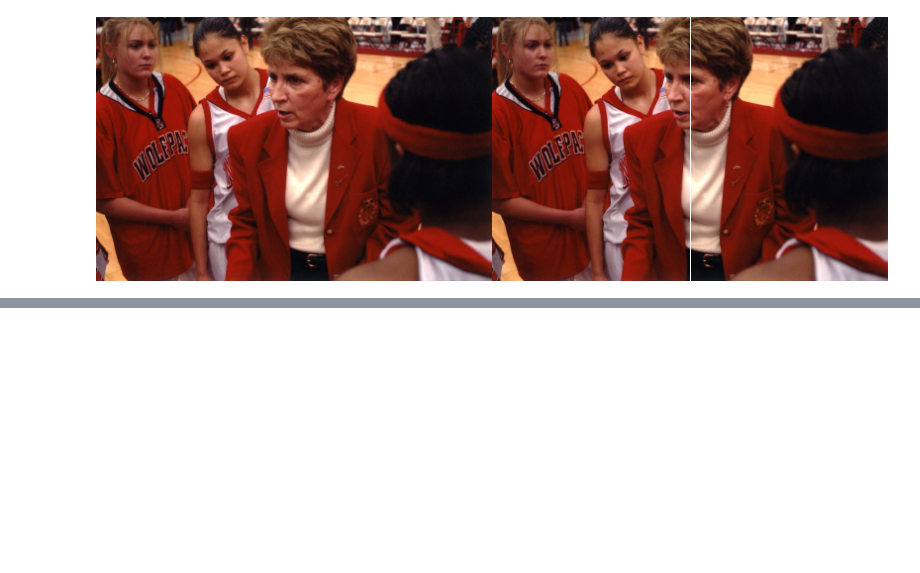
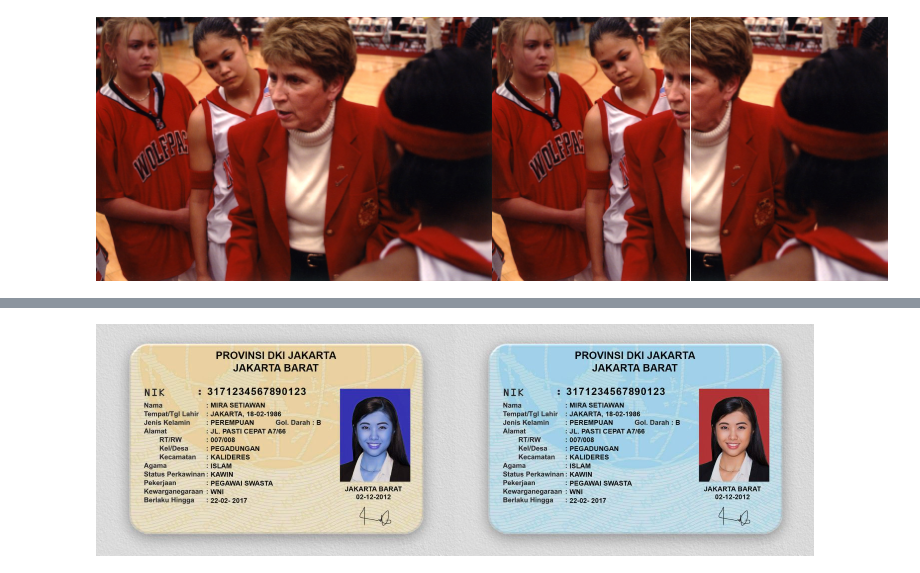
Before and after one commit to reg4762/PVCK_Ganjil_2024, a Jupyter notebook: Week1.ipynb, the cells around one changed output, grey strips where cells are left out. Saved outputs shown, nothing was run; the diff lists cells and outputs as text; code cells hidden in the pictures; blank space fills up the shorter version.

```diff
--- a/Week1.ipynb
+++ b/Week1.ipynb
@@ -79,0 +124,14 @@ error: OpenCV(4.10.0) :-1: error: (-5:Bad argument) in function 'hconcat'
+# %%
+# menyimpan url gambar ktp
+urls = ["https://umsu.ac.id/artikel/wp-content/uploads/2023/11/cara-mudah-cek-ktp-asli-atau-palsu.jpeg"]
+# baca dan tampilkan image
+# loop pada url image
+for url in urls:
+  ktp = io.imread(url)                          #read image
+  ktp = cv.resize(ktp, (0,0), fx=0.5, fy=0.5)   #resize image to half size
+  ktp_2 = cv.cvtColor(ktp, cv.COLOR_BGR2RGB)    #convert color to RGB
+  final_frame = cv.hconcat((ktp, ktp_2))
+  cv2_imshow(final_frame)                       #concatenate image
+  print('\n')
+# %% [output]
+[figure, added]
```
Also changed, not shown: parts of 11 cells of this notebook.
